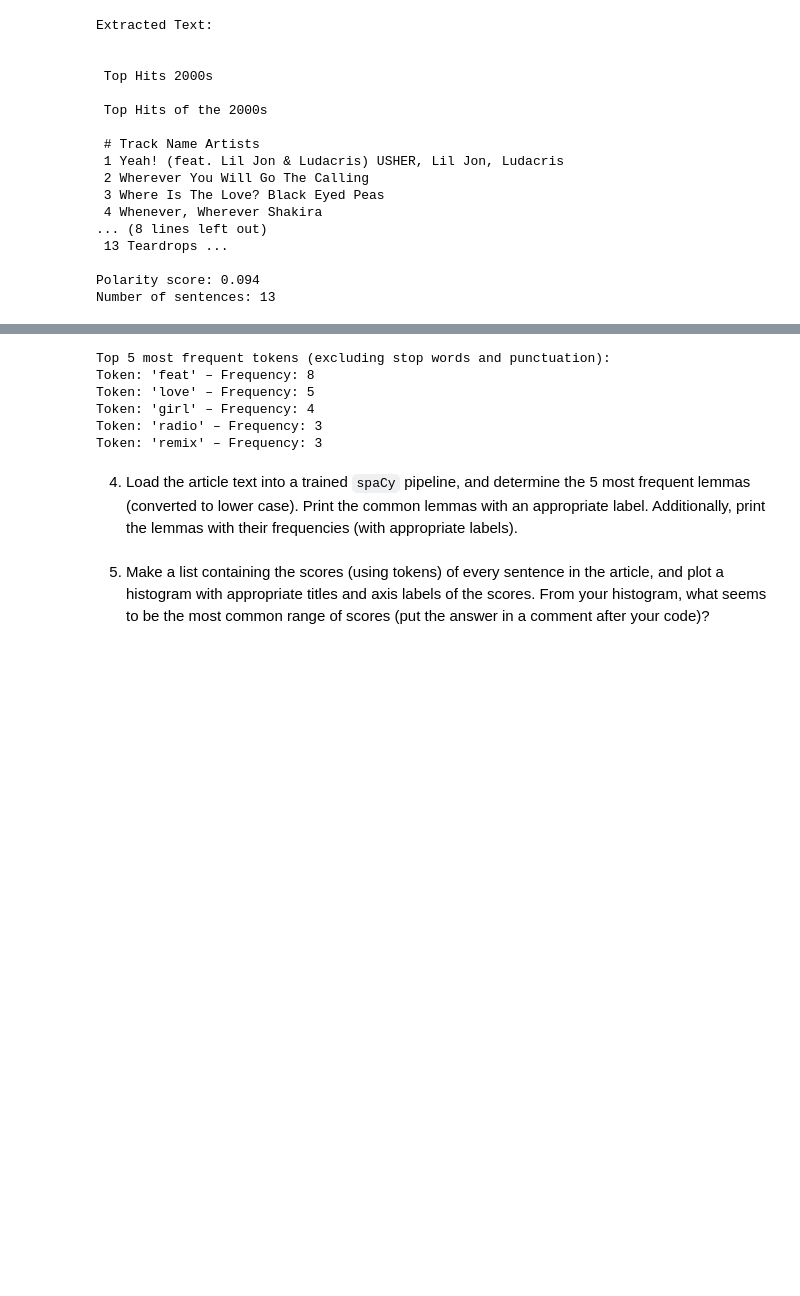
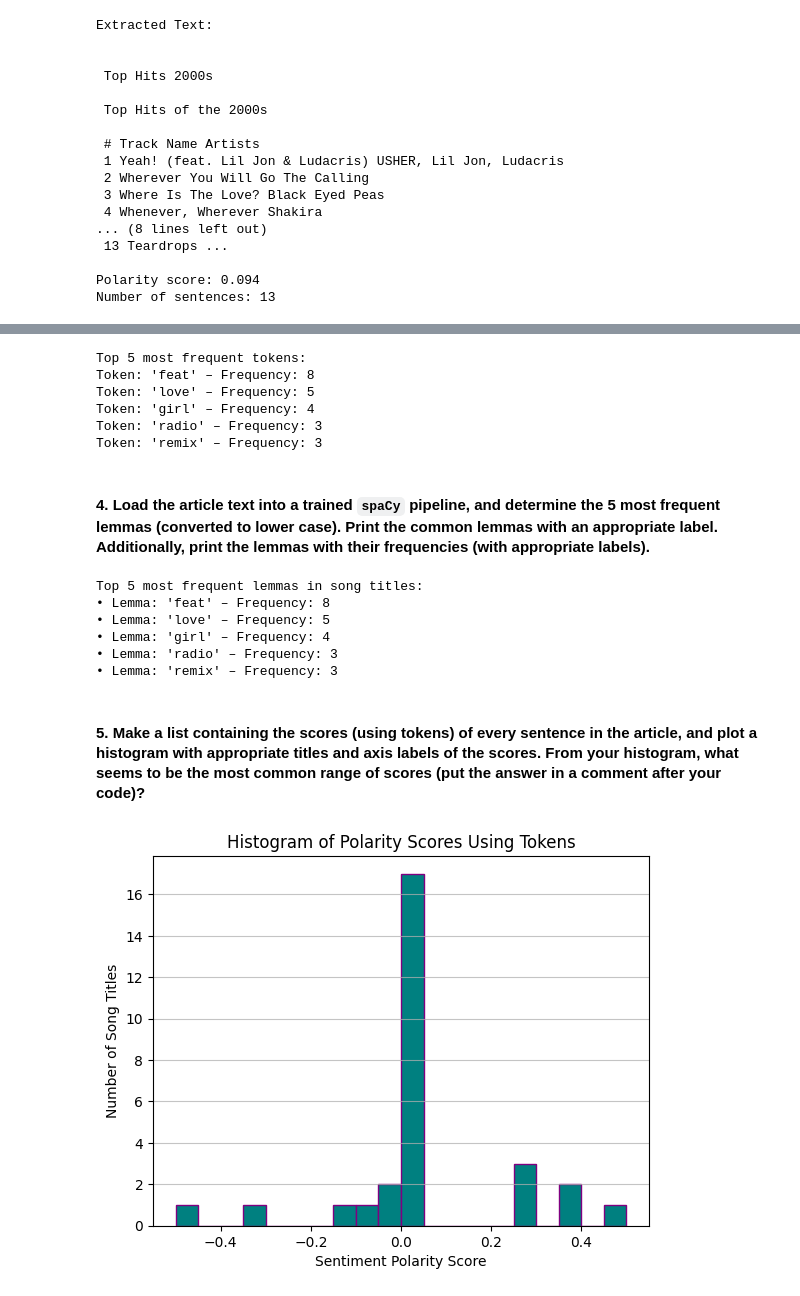
Before and after one commit to kjleopold/article-summarizer, a Jupyter notebook: article-summarizer.ipynb, the cells around one changed output, grey strips where cells are left out. Saved outputs shown, nothing was run; the diff lists cells and outputs as text; code cells hidden in the pictures; blank space fills up the shorter version.

```diff
--- a/article-summarizer.ipynb
+++ b/article-summarizer.ipynb
@@ -148,5 +148,4 @@ Number of sentences: 13
 # %%
-import pickle
 import spacy
 from collections import Counter
 
@@ -172,18 +171,89 @@ freq = Counter(tokens)
 most_common = freq.most_common(5)
 
 # Print results
-print("Top 5 most frequent tokens (excluding stop words and punctuation):")
+print("Top 5 most frequent tokens:")
 for word, count in most_common:
     print(f"Token: '{word}' – Frequency: {count}")
 # %% [output]
-Top 5 most frequent tokens (excluding stop words and punctuation):
+Top 5 most frequent tokens:
 Token: 'feat' – Frequency: 8
 Token: 'love' – Frequency: 5
 Token: 'girl' – Frequency: 4
 Token: 'radio' – Frequency: 3
 Token: 'remix' – Frequency: 3
 # %% [markdown]
-4. Load the article text into a trained `spaCy` pipeline, and determine the 5 most frequent lemmas (converted to lower case).  Print the common lemmas with an appropriate label.  Additionally, print the lemmas with their frequencies (with appropriate labels).
+#### 4. Load the article text into a trained `spaCy` pipeline, and determine the 5 most frequent lemmas (converted to lower case).  Print the common lemmas with an appropriate label.  Additionally, print the lemmas with their frequencies (with appropriate labels).
+# %%
+# Load song data from pickle
+with open("top_hits_2000s.pkl", "rb") as f:
+    data = pickle.load(f)
+
+# Extract song titles
+titles = [item["track"]["name"] for item in data["items"] if item["track"]]
+
+# Combine titles into one text string
+text = " ".join(titles)
+
+# Load spaCy model
+nlp = spacy.load("en_core_web_sm")
+doc = nlp(text)
+
+# Use lemmas: lowercase, alpha only, exclude stop words
+lemmas = [
+    token.lemma_.lower()
+    for token in doc
+    if token.is_alpha and not token.is_stop
+]
+
+# Count and display top 5 most frequent lemmas
+freq = Counter(lemmas)
+most_common = freq.most_common(5)
+
+print("Top 5 most frequent lemmas in song titles:")
+for lemma, count in most_common:
+    print(f"• Lemma: '{lemma}' – Frequency: {count}")
+# %% [output]
+Top 5 most frequent lemmas in song titles:
+• Lemma: 'feat' – Frequency: 8
+• Lemma: 'love' – Frequency: 5
+• Lemma: 'girl' – Frequency: 4
+• Lemma: 'radio' – Frequency: 3
+• Lemma: 'remix' – Frequency: 3
 # %% [markdown]
-5. Make a list containing the scores (using tokens) of every sentence in the article, and plot a histogram with appropriate titles and axis labels of the scores. From your histogram, what seems to be the most common range of scores (put the answer in a comment after your code)?
+#### 5. Make a list containing the scores (using tokens) of every sentence in the article, and plot a histogram with appropriate titles and axis labels of the scores. From your histogram, what seems to be the most common range of scores (put the answer in a comment after your code)?
+# %%
+# Load song data from pickle
+with open("top_hits_2000s.pkl", "rb") as f:
+    data = pickle.load(f)
+
+# Extract song titles
+titles = [item["track"]["name"] for item in data["items"] if item["track"]]
+
+# Combine titles into one text string
+text = " ".join(titles)
+
+# Load spaCy model
+nlp = spacy.load("en_core_web_sm")
+
+# Process text
+doc = nlp(text)
+
+# Get sentiment polarity scores per song using TextBlob
+sentence_scores = []
+for sent in doc.sents:
+    blob = TextBlob(sent.text)
+    polarity = blob.sentiment.polarity  # between -1 (negative) and 1 (positive)
+    sentence_scores.append(polarity)
+
+# Plot histogram of sentence polarity scores
+plt.hist(sentence_scores, bins=20, color='teal', edgecolor='purple')
+plt.title('Histogram of Polarity Scores Using Tokens')
+plt.xlabel('Sentiment Polarity Score')
+plt.ylabel('Number of Song Titles')
+plt.grid(axis='y', alpha=0.75)
+plt.show()
+
+# From the histogram, the most common range of scores seems to be around 0 (neutral to slightly positive). For song titles, this would be an expected outcome.
+# %% [output]
+[figure, added]
 # %% [markdown]
```
Also changed, not shown: parts of 17 cells of this notebook.
